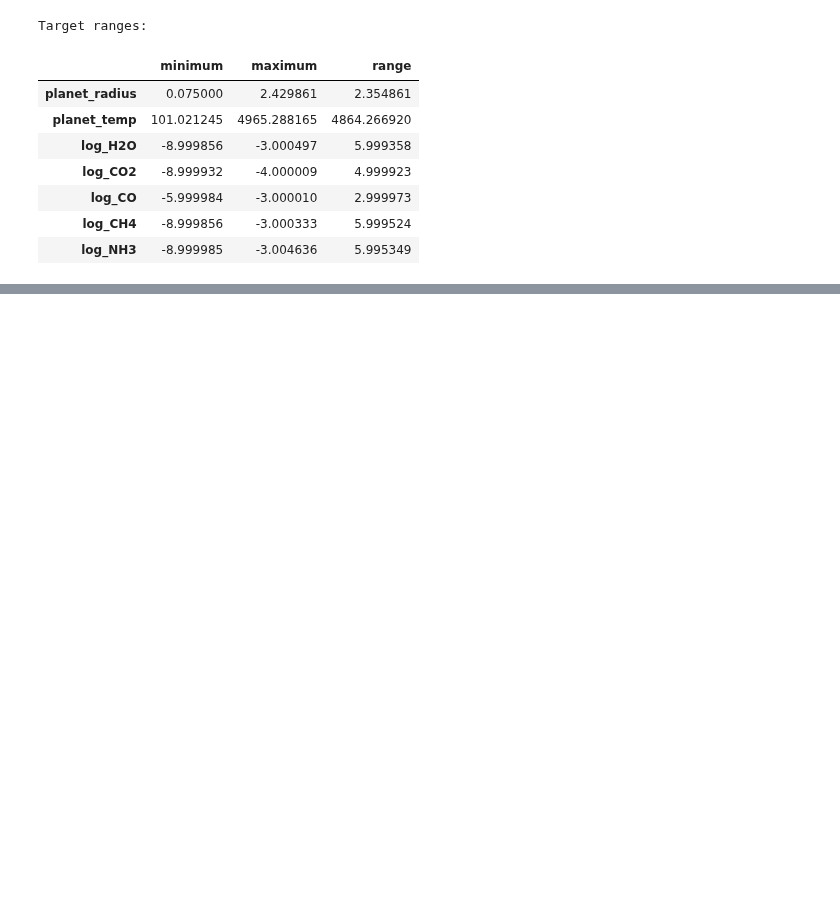
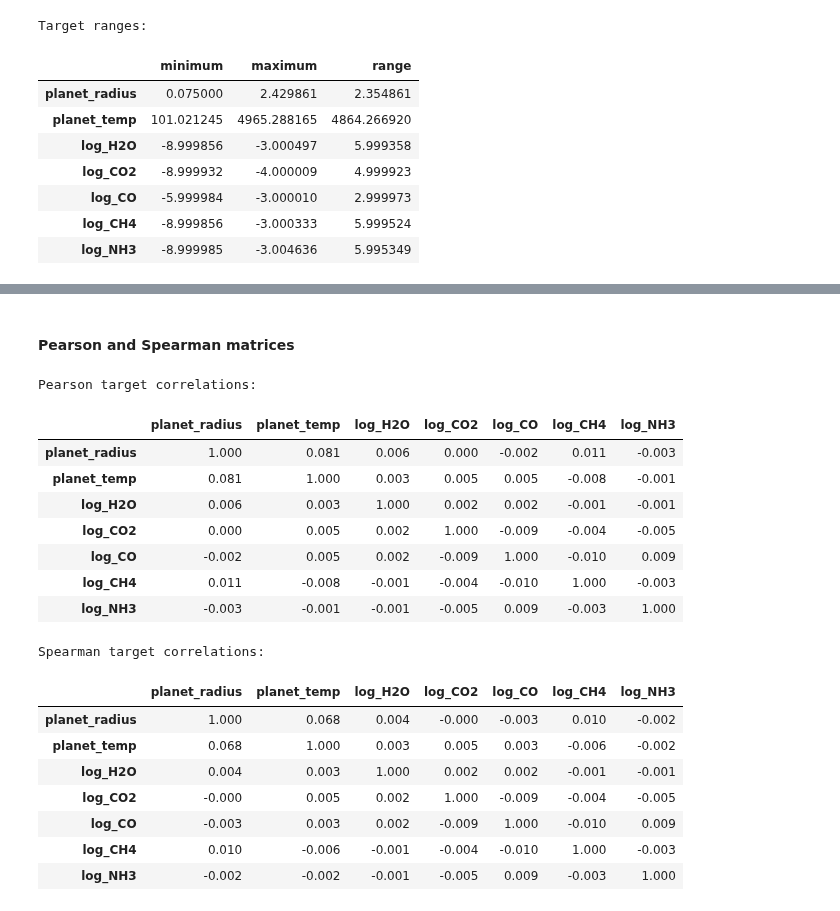
Before and after one commit to ajf12327/ADC2023-conformal-prediction, a Jupyter notebook: notebooks/02_EDA.ipynb, the cells around one changed output, grey strips where cells are left out. Saved outputs shown, nothing was run; the diff lists cells and outputs as text; code cells hidden in the pictures; blank space fills up the shorter version.

```diff
--- a/notebooks/02_EDA.ipynb
+++ b/notebooks/02_EDA.ipynb
@@ -163,0 +410,30 @@ Target ranges:
+# %% [markdown]
+#### **Pearson and Spearman matrices**
+# %%
+pearson_correlations = target_only.corr(method="pearson")
+spearman_correlations = target_only.corr(method="spearman")
+
+print("Pearson target correlations: ")
+display(pearson_correlations.round(3))
+
+print("\nSpearman target correlations: ")
+display(spearman_correlations.round(3))
+# %% [output]
+Pearson target correlations:
+|  | planet_radius | planet_temp | log_H2O | log_CO2 | log_CO | log_CH4 | log_NH3 |
+| planet_radius | 1.000 | 0.081 | 0.006 | 0.000 | -0.002 | 0.011 | -0.003 |
+| planet_temp | 0.081 | 1.000 | 0.003 | 0.005 | 0.005 | -0.008 | -0.001 |
+| log_H2O | 0.006 | 0.003 | 1.000 | 0.002 | 0.002 | -0.001 | -0.001 |
+| log_CO2 | 0.000 | 0.005 | 0.002 | 1.000 | -0.009 | -0.004 | -0.005 |
+| log_CO | -0.002 | 0.005 | 0.002 | -0.009 | 1.000 | -0.010 | 0.009 |
+| log_CH4 | 0.011 | -0.008 | -0.001 | -0.004 | -0.010 | 1.000 | -0.003 |
+| log_NH3 | -0.003 | -0.001 | -0.001 | -0.005 | 0.009 | -0.003 | 1.000 |
+Spearman target correlations:
+|  | planet_radius | planet_temp | log_H2O | log_CO2 | log_CO | log_CH4 | log_NH3 |
+| planet_radius | 1.000 | 0.068 | 0.004 | -0.000 | -0.003 | 0.010 | -0.002 |
+| planet_temp | 0.068 | 1.000 | 0.003 | 0.005 | 0.003 | -0.006 | -0.002 |
+| log_H2O | 0.004 | 0.003 | 1.000 | 0.002 | 0.002 | -0.001 | -0.001 |
+| log_CO2 | -0.000 | 0.005 | 0.002 | 1.000 | -0.009 | -0.004 | -0.005 |
+| log_CO | -0.003 | 0.003 | 0.002 | -0.009 | 1.000 | -0.010 | 0.009 |
+| log_CH4 | 0.010 | -0.006 | -0.001 | -0.004 | -0.010 | 1.000 | -0.003 |
+| log_NH3 | -0.002 | -0.002 | -0.001 | -0.005 | 0.009 | -0.003 | 1.000 |
```
Also changed, not shown: parts of 17 cells of this notebook.
